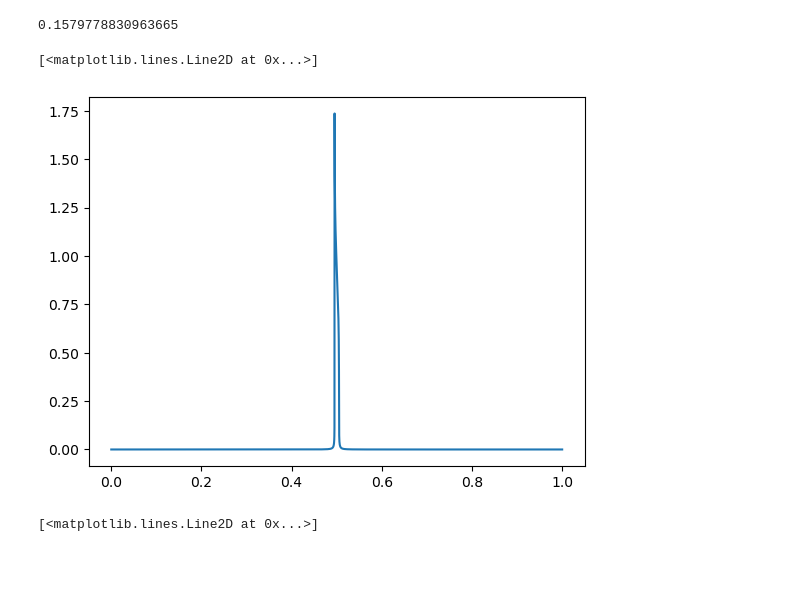
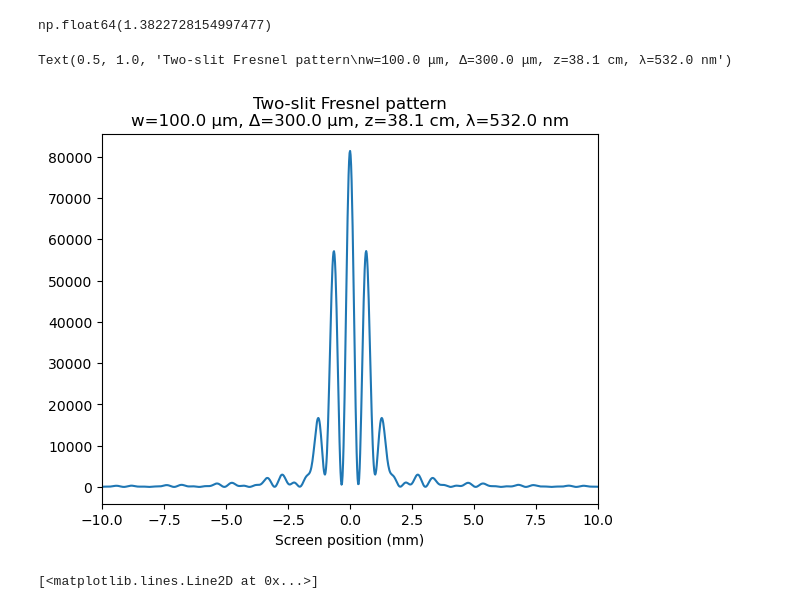
Before and after one commit to corcoted/diffraction, a Jupyter notebook: slit_diffraction_lmfit_fresnel.ipynb, the cells around one changed output. Saved outputs shown, nothing was run; the diff lists cells and outputs as text; code cells hidden in the pictures; blank space fills up the shorter version.

```diff
--- a/slit_diffraction_lmfit_fresnel.ipynb
+++ b/slit_diffraction_lmfit_fresnel.ipynb
@@ -89,14 +13,27 @@ Text(0.5, 1.0, 'Single slit')
+# %%
+slit_width = 0.1
+slit_separation = 0.3
+aperture_width = 10.
+N = 3000
+λ = 532e-6 # frequency doubled Nd-YAG laser
+z = 15*25.4 # screen distance
+# %%
+U_aperture, x_aperture = dif.two_slit(slit_width,slit_separation,aperture_width,N)
 # %%
-U_screen, x_screen, F_number = fresnel(U_aperture, aperture_width, 10e3, λ)
+U_screen, x_screen, F_number = dif.fresnel_1d(U_aperture, aperture_width, λ, z)
 # %%
 F_number
 # %% [output]
-0.1579778830963665
+np.float64(1.3822728154997477)
 # %%
-plt.plot(x_screen, np.abs(U_screen)**2)
+fig, ax = plt.subplots()
+ax.plot(x_screen, np.abs(U_screen)**2)
+ax.set_xlabel("Screen position (mm)")
+ax.set_xlim(-10,10)
+ax.set_title(f"Two-slit Fresnel pattern\nw={slit_width*1e3:.1f} μm, Δ={slit_separation*1e3:.1f} μm, z={z/10:.1f} cm, λ={λ*1e6:.1f} nm")
 # %% [output]
-[<matplotlib.lines.Line2D at 0x...>]
+Text(0.5, 1.0, 'Two-slit Fresnel pattern\nw=100.0 μm, Δ=300.0 μm, z=38.1 cm, λ=532.0 nm')
-[figure, old version]
+[figure, new version]
 # %%
 datafile = Path('data/double slit 15ish inches green laser.csv')
 # %%
```
Also changed, not shown: parts of 6 cells of this notebook.
